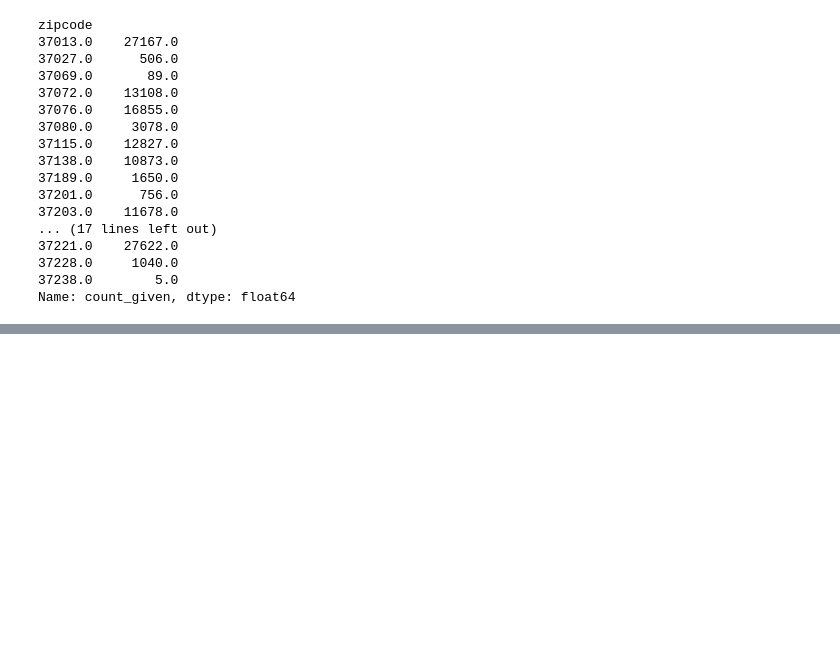
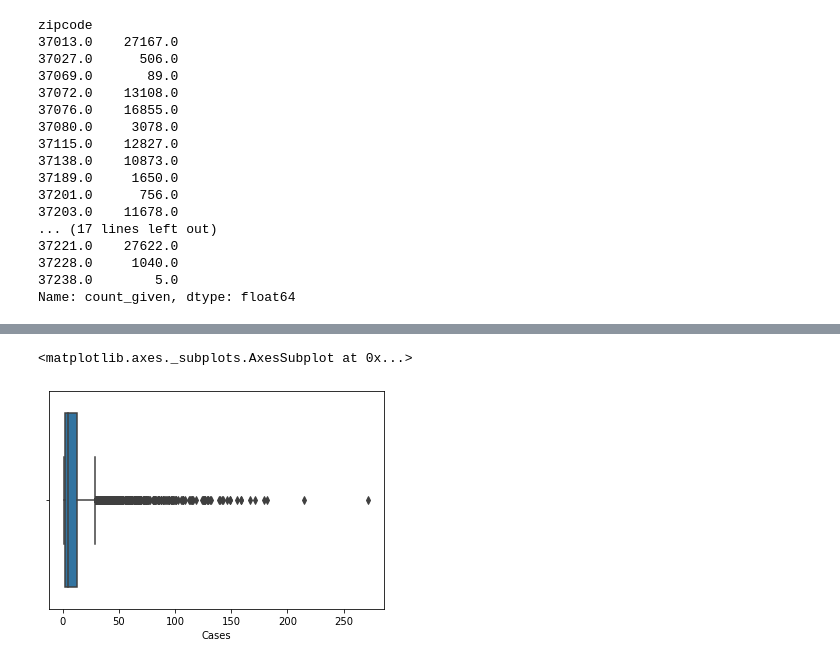
Before and after one commit to ryanhilber93/nash-covid-cases-vaccines-hot_chickens, a Jupyter notebook: data/COVID.ipynb, the cells around one changed output, grey strips where cells are left out. Saved outputs shown, nothing was run; the diff lists cells and outputs as text; code cells hidden in the pictures; blank space fills up the shorter version.

```diff
--- a/data/COVID.ipynb
+++ b/data/COVID.ipynb
@@ -6,5 +7,5 @@ import numpy as np
 
 %matplotlib inline
 # %%
-COVID_zip = pd.read_csv('COVID_CountByZipPerDate 03292021.csv')
+zip_df = pd.read_csv('COVID_CountByZipPerDate 03292021.csv')
 # %%
@@ -136,0 +137,5 @@ NameError: name 'stack_hist' is not defined
+# %%
+sns.boxplot(x=zip_df['Cases'])
+# %% [output]
+<matplotlib.axes._subplots.AxesSubplot at 0x...>
+[figure, added]
```
Also changed, not shown: parts of 19 cells of this notebook, 1 other file.
